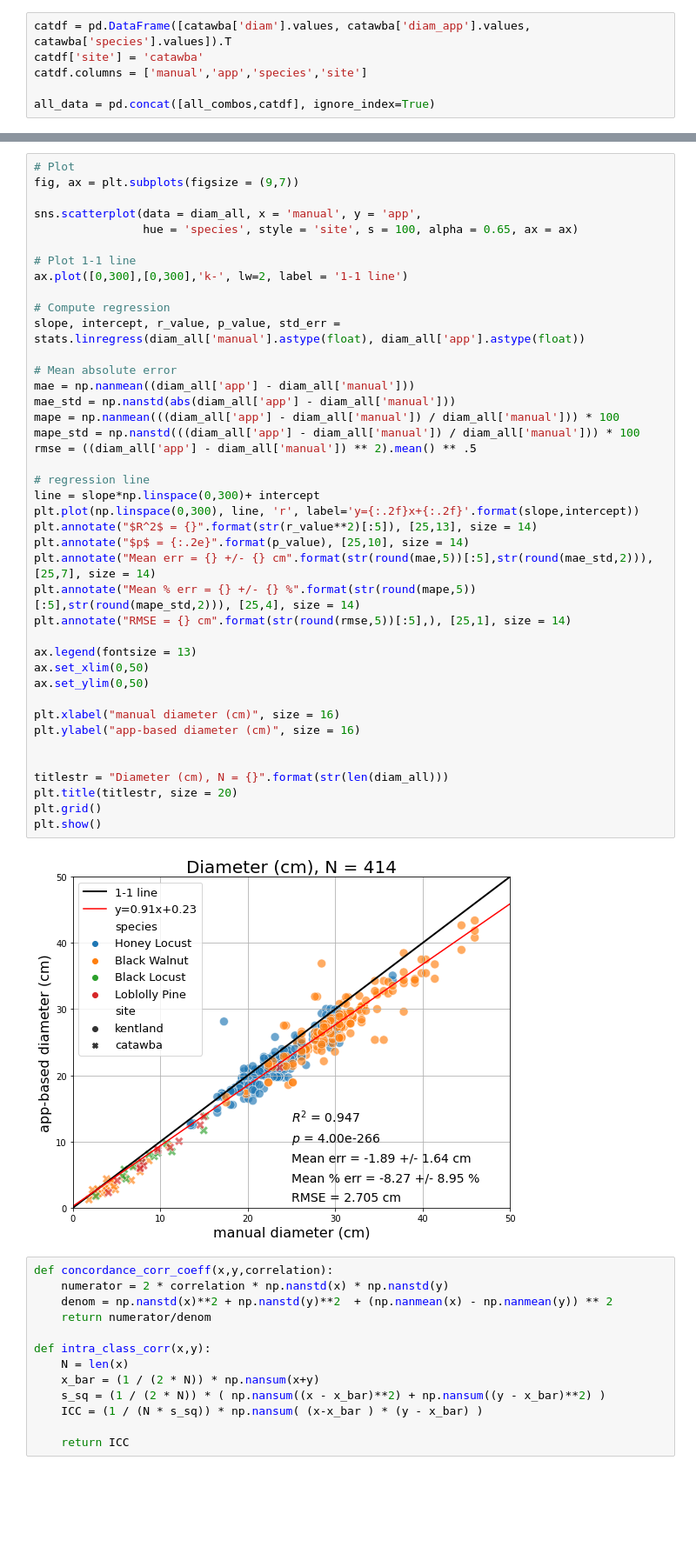
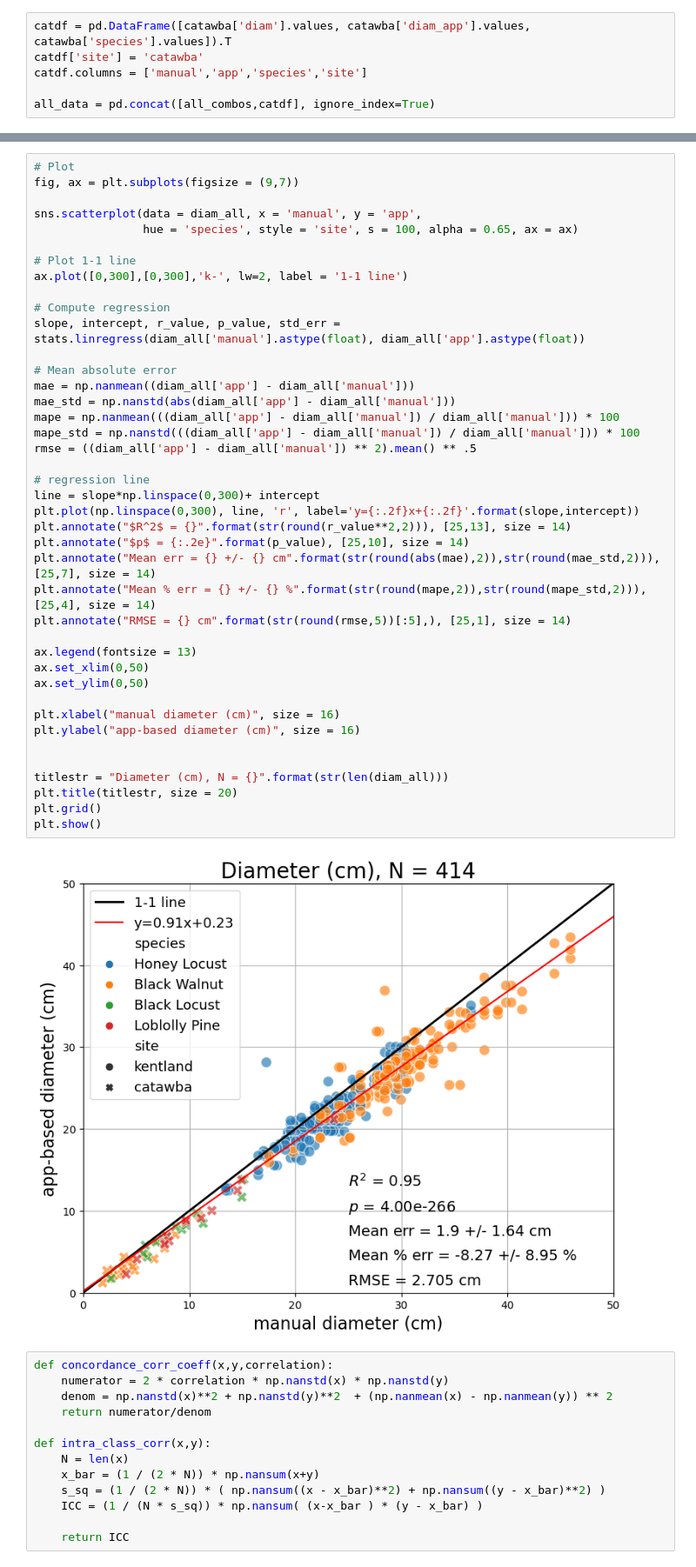
Before and after one commit to WorkingTrees/SamplingPaper, a Jupyter notebook: code/compile_process_analyze_FIN.ipynb, the cells around one changed output, grey strips where cells are left out. Shown at 87% size. Drawn from its saved outputs; the diff is of its cells as text; blank space fills up the shorter version.

```diff
--- a/code/compile_process_analyze_FIN.ipynb
+++ b/code/compile_process_analyze_FIN.ipynb
@@ -823,37 +709,37 @@ ax.plot([0,300],[0,300],'k-', lw=2, label = '1-1 line')
 
 # Compute regression
 slope, intercept, r_value, p_value, std_err = stats.linregress(diam_all['manual'].astype(float), diam_all['app'].astype(float))
 
 # Mean absolute error
 mae = np.nanmean((diam_all['app'] - diam_all['manual']))
 mae_std = np.nanstd(abs(diam_all['app'] - diam_all['manual']))
 mape = np.nanmean(((diam_all['app'] - diam_all['manual']) / diam_all['manual'])) * 100
 mape_std = np.nanstd(((diam_all['app'] - diam_all['manual']) / diam_all['manual'])) * 100
 rmse = ((diam_all['app'] - diam_all['manual']) ** 2).mean() ** .5
 
 # regression line
 line = slope*np.linspace(0,300)+ intercept
 plt.plot(np.linspace(0,300), line, 'r', label='y={:.2f}x+{:.2f}'.format(slope,intercept))
-plt.annotate("$R^2$ = {}".format(str(r_value**2)[:5]), [25,13], size = 14)
+plt.annotate("$R^2$ = {}".format(str(round(r_value**2,2))), [25,13], size = 14)
 plt.annotate("$p$ = {:.2e}".format(p_value), [25,10], size = 14)
-plt.annotate("Mean err = {} +/- {} cm".format(str(round(mae,5))[:5],str(round(mae_std,2))), [25,7], size = 14)
-plt.annotate("Mean % err = {} +/- {} %".format(str(round(mape,5))[:5],str(round(mape_std,2))), [25,4], size = 14)
+plt.annotate("Mean err = {} +/- {} cm".format(str(round(abs(mae),2)),str(round(mae_std,2))), [25,7], size = 14)
+plt.annotate("Mean % err = {} +/- {} %".format(str(round(mape,2)),str(round(mape_std,2))), [25,4], size = 14)
 plt.annotate("RMSE = {} cm".format(str(round(rmse,5))[:5],), [25,1], size = 14)
 
 ax.legend(fontsize = 13)
 ax.set_xlim(0,50)
 ax.set_ylim(0,50)
 
 plt.xlabel("manual diameter (cm)", size = 16)
 plt.ylabel("app-based diameter (cm)", size = 16)
 
 
 titlestr = "Diameter (cm), N = {}".format(str(len(diam_all)))
 plt.title(titlestr, size = 20)
 plt.grid()
 plt.show()
 # %% [output]
-[figure, old version]
+[figure, new version]
 # %%
 def concordance_corr_coeff(x,y,correlation):
     numerator = 2 * correlation * np.nanstd(x) * np.nanstd(y)
```
Also changed, not shown: parts of 15 cells of this notebook.
